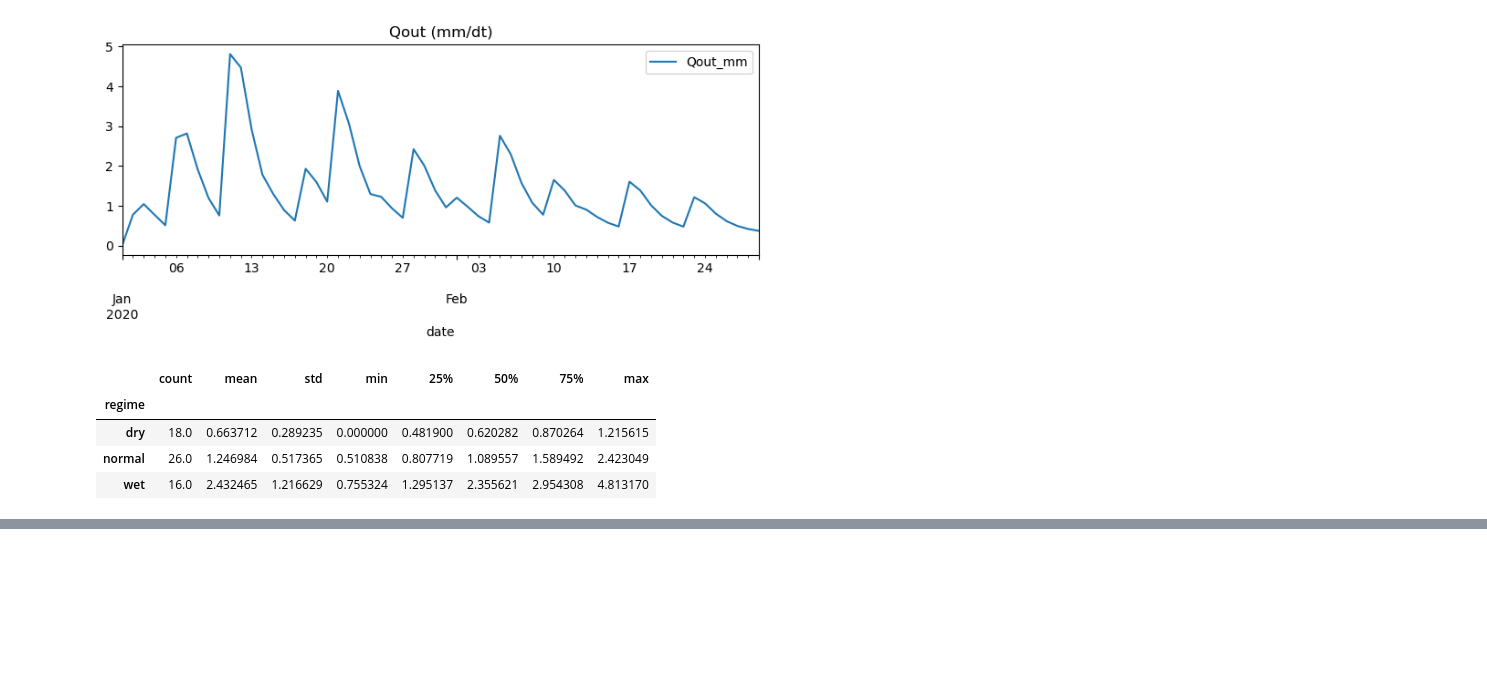
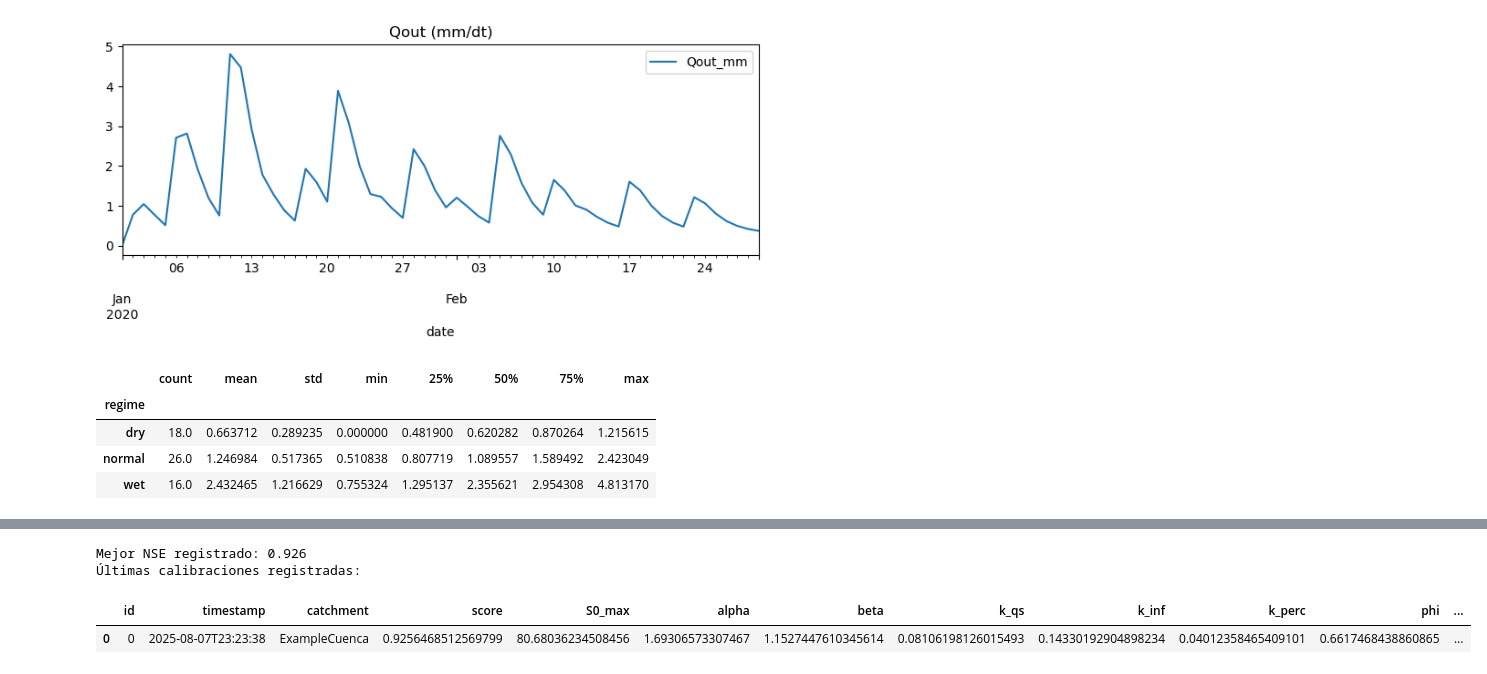
Before and after one commit to uranzea/ModHD, a Jupyter notebook: notebooks/calibracion_y_analisis.ipynb, the cells around one changed output, grey strips where cells are left out. Drawn from its saved outputs; the diff is of its cells as text; code cells hidden in the pictures; blank space fills up the shorter version.

```diff
--- a/notebooks/calibracion_y_analisis.ipynb
+++ b/notebooks/calibracion_y_analisis.ipynb
@@ -68,0 +90,35 @@ wet NSE= 0.9426917162472523
+# %%
+# 7a) Registrar calibración en el log y listar calibraciones recientes
+from tank_model.calibration import random_search, list_recent_calibrations
+
+def make_model(p):
+    return TankModel(params=p, config=cfg)
+
+# Para este ejemplo utilizamos la simulación previa como 'observada' con algo de ruido
+q_obs = sim['Q_m3s'].values * (1 + np.random.normal(0, 0.1, size=len(sim)))
+
+# Nombre de la cuenca para registrar la calibración
+catchment_name = 'ExampleCuenca'
+log_path = '../data/calibrations_example.csv'
+
+# Ejecutar búsqueda aleatoria y guardar en el log
+best_p, best_score = random_search(
+    make_model,
+    df,
+    q_obs,
+    n_iter=20,
+    seed=123,
+    catchment_name=catchment_name,
+    log_path=log_path,
+)
+print(f'Mejor NSE registrado: {best_score:.3f}')
+
+# Listar las 5 últimas calibraciones para esta cuenca
+df_recent = pd.DataFrame(list_recent_calibrations(catchment_name, n=5, log_path=log_path))
+print('Últimas calibraciones registradas:')
+df_recent
+# %% [output]
+Mejor NSE registrado: 0.926
+Últimas calibraciones registradas:
+|  | id | timestamp | catchment | score | S0_max | alpha | beta | k_qs | k_inf | k_perc | phi | ... |
+| 0 | 0 | 2025-08-07T23:23:38 | ExampleCuenca | 0.9256468512569799 | 80.68036234508456 | 1.69306573307467 | 1.1527447610345614 | 0.08106198126015493 | 0.14330192904898234 | 0.04012358465409101 | 0.6617468438860865 | ... |
```
Also changed, not shown: parts of 7 cells of this notebook, 6 other files.
